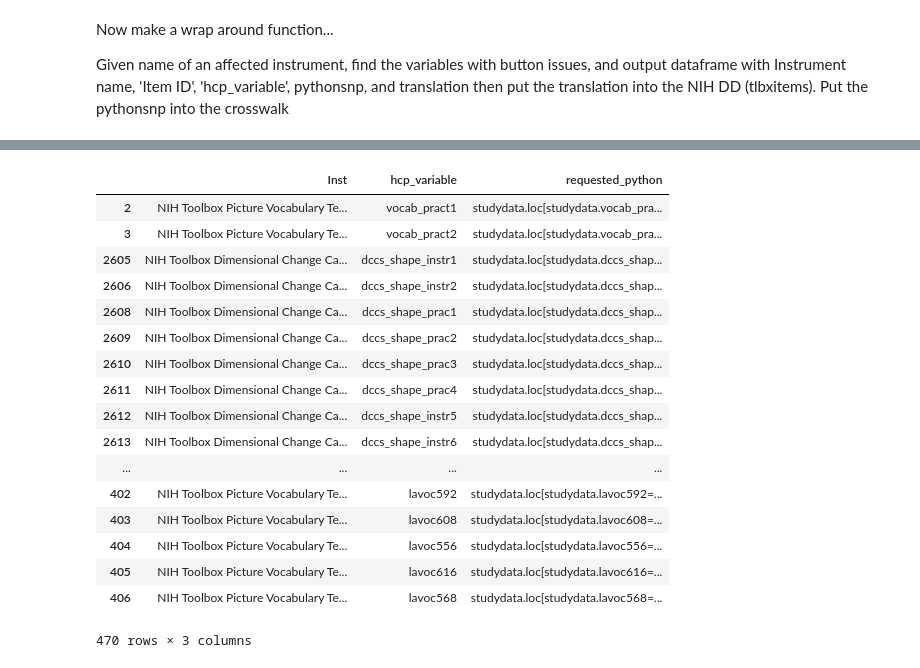
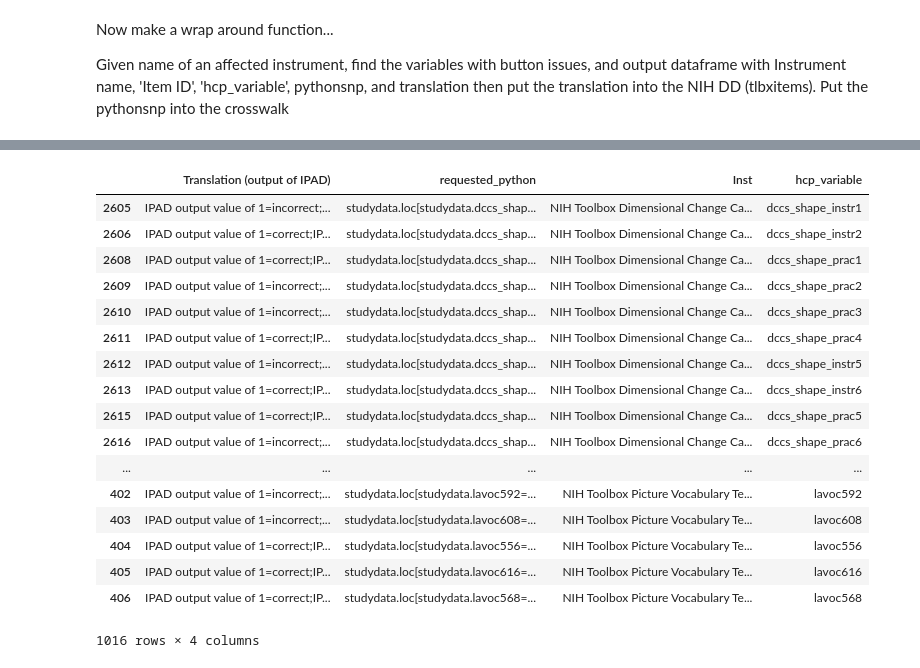
Before and after one commit to humanconnectome/NIHToolbox2NDA, a Jupyter notebook: BUTTONFIX_NIH_Toolbox_Data_Dictionary_2_Python.ipynb, the cells around one changed output, grey strips where cells are left out. Drawn from its saved outputs; the diff is of its cells as text; code cells hidden in the pictures.

Commit message:
revise logic of Botton fix so that never touch the faulty NIH Toolbox data dictionary...only add translations and python codes to current crosswalk

```diff
--- a/BUTTONFIX_NIH_Toolbox_Data_Dictionary_2_Python.ipynb
+++ b/BUTTONFIX_NIH_Toolbox_Data_Dictionary_2_Python.ipynb
@@ -40,8 +40,10 @@ from pandas import ExcelFile
 #anyone know how to read this directly from the nihtoolbox desk?
 #readfromNIH='https://nihtoolbox.desk.com/customer/portal/kb_article_attachments/144125/original.xlsx?1562788410'
 #in the meantime, read from a downloaded copy (replace the paths below with your own locations):
+#note that this version of the Data Dictionary is not LIVE any more...they are probably fixing it. Hopefully they will not
+#change the format
 fpath_downloadedNIH='/home/petra/UbWinSharedSpace1/ccf-nda-behavioral/PycharmToolbox/Ipad2NDA_withCrosswalk/NIHToolbox2NDA/'
-fname='NIH_Toolbox_IPAD_DataDictionary041119_Edited_070919_interpretted.xlsx'
+fname='NIH_Toolbox_IPAD_DataDictionary041119_Edited_(7-9-19).xlsx'
 fstring=fpath_downloadedNIH+fname
 # %%
 #read crosswalkfile (dont assume that all of the NIH Toolbox DD vars are complete - that code down stream of this in
@@ -92,3 +94,8 @@ Name: Item ID, dtype: object
 tlbxitems['Item ID'].shape
 # %% [output]
 (4778,)
+# %%
+#remove indentical duplications from the data dictionary
+#vast majority of duplications for variable type 'information' but NOT ALL.
+tlbxitems=tlbxitems.drop_duplicates(subset=None, keep='first', inplace=False).copy()
+tlbxitems.shape
@@ -221,6 +229,7 @@ then put the translation into the NIH DD (tlbxitems).  Put the pythonsnp into th
 # %%
 #inst=insts_w_buttons_issues[2]
 #print(inst)
+buttoncodes=pd.DataFrame()
 for inst in insts_w_buttons_issues:
     ddsub=tlbxitems.loc[tlbxitems['Instrument Title']==inst].copy()
     if ddsub.empty:
@@ -231,10 +240,8 @@ for inst in insts_w_buttons_issues:
         #remember that the output of the buttoncorrectfunction is a tuple
         #so the [2] below is where we grab the specific output of the function want and put it into the column of interest
         #similarly, the [1] below is where we grab the python code
-        ddsub_buttons['New Translation (output of IPAD)']=ddsub_buttons.apply(lambda x: buttoncorrect(instrument=inst,variable=x['hcp_variable'])[2],axis=1)
-        ##ddsub_buttons['requested_python']=ddsub_buttons.apply(lambda x: buttoncorrect(instrument=inst,variable=x['hcp_variable'])[1],axis=1)
-        tlbxitemstest=pd.merge(tlbxitems,
-            ddsub_buttons,on=['Instrument Title','Item ID','Responses','hcp_variable'],how='left')
-        tlbxitemstest.loc[tlbxitemstest['Translation (output of IPAD)'].isnull()==True,'Translation (output of IPAD)']=tlbxitemstest['New Translation (output of IPAD)']
-        tlbxitems=tlbxitemstest.drop(columns='New Translation (output of IPAD)').copy()
+        ddsub_buttons['Translation (output of IPAD)']=ddsub_buttons.apply(lambda x: buttoncorrect(instrument=inst,variable=x['hcp_variable'])[2],axis=1)
+        ddsub_buttons['requested_python']=ddsub_buttons.apply(lambda x: buttoncorrect(instrument=inst,variable=x['hcp_variable'])[1],axis=1)
+        ddsub_buttons=ddsub_buttons[['Translation (output of IPAD)','requested_python','Instrument Title','hcp_variable']]
+        buttoncodes=pd.concat([buttoncodes,ddsub_buttons],axis=0)
 # %% [output]
@@ -289,36 +250,22 @@ tlbxitems.to_csv(fstring,index=False)
-# %%
-#now update the crosswalk with python snppits
-#similar loop as before only this type we're updating crosswalk
-#inst=insts_w_buttons_issues[2]
-allbuttons=pd.DataFrame()
-for inst in insts_w_buttons_issues :
-    #subset to instrument
-    ddsub=tlbxitems.loc[tlbxitems['Instrument Title']==inst].copy()
-    #find the items that have responsese indicating button logic
-    ddsub_buttons=ddsub.loc[ddsub.Responses.str.contains('1=')==True,['Instrument Title','Item ID','Responses','hcp_variable']]
-    #apply the button logic function
-    ddsub_buttons['requested_python']=ddsub_buttons.apply(lambda x: buttoncorrect(instrument=inst,variable=x['hcp_variable'])[1],axis=1)
-    #subset the output you want for merging with the crosswalk
-    ddsub_buttons=ddsub_buttons[['Instrument Title','hcp_variable','requested_python']].rename(columns={'Instrument Title':'Inst'}).copy()
-    allbuttons=pd.concat([allbuttons,ddsub_buttons],axis=0)
-
-allbuttons
-# %% [output]
-|  | Inst | hcp_variable | requested_python |
-| 2 | NIH Toolbox Picture Vocabulary Te... | vocab_pract1 | studydata.loc[studydata.vocab_pra... |
-| 3 | NIH Toolbox Picture Vocabulary Te... | vocab_pract2 | studydata.loc[studydata.vocab_pra... |
-| 2605 | NIH Toolbox Dimensional Change Ca... | dccs_shape_instr1 | studydata.loc[studydata.dccs_shap... |
-| 2606 | NIH Toolbox Dimensional Change Ca... | dccs_shape_instr2 | studydata.loc[studydata.dccs_shap... |
-| 2608 | NIH Toolbox Dimensional Change Ca... | dccs_shape_prac1 | studydata.loc[studydata.dccs_shap... |
-| 2609 | NIH Toolbox Dimensional Change Ca... | dccs_shape_prac2 | studydata.loc[studydata.dccs_shap... |
-| 2610 | NIH Toolbox Dimensional Change Ca... | dccs_shape_prac3 | studydata.loc[studydata.dccs_shap... |
-| 2611 | NIH Toolbox Dimensional Change Ca... | dccs_shape_prac4 | studydata.loc[studydata.dccs_shap... |
-| 2612 | NIH Toolbox Dimensional Change Ca... | dccs_shape_instr5 | studydata.loc[studydata.dccs_shap... |
-| 2613 | NIH Toolbox Dimensional Change Ca... | dccs_shape_instr6 | studydata.loc[studydata.dccs_shap... |
-| ... | ... | ... | ... |
-| 402 | NIH Toolbox Picture Vocabulary Te... | lavoc592 | studydata.loc[studydata.lavoc592=... |
-| 403 | NIH Toolbox Picture Vocabulary Te... | lavoc608 | studydata.loc[studydata.lavoc608=... |
-| 404 | NIH Toolbox Picture Vocabulary Te... | lavoc556 | studydata.loc[studydata.lavoc556=... |
-| 405 | NIH Toolbox Picture Vocabulary Te... | lavoc616 | studydata.loc[studydata.lavoc616=... |
-| 406 | NIH Toolbox Picture Vocabulary Te... | lavoc568 | studydata.loc[studydata.lavoc568=... |
-470 rows × 3 columns
+# %%
+buttoncodes=buttoncodes.rename(columns={'Instrument Title':'Inst'})
+buttoncodes
+# %% [output]
+|  | Translation (output of IPAD) | requested_python | Inst | hcp_variable |
+| 2605 | IPAD output value of 1=incorrect;... | studydata.loc[studydata.dccs_shap... | NIH Toolbox Dimensional Change Ca... | dccs_shape_instr1 |
+| 2606 | IPAD output value of 1=correct;IP... | studydata.loc[studydata.dccs_shap... | NIH Toolbox Dimensional Change Ca... | dccs_shape_instr2 |
+| 2608 | IPAD output value of 1=correct;IP... | studydata.loc[studydata.dccs_shap... | NIH Toolbox Dimensional Change Ca... | dccs_shape_prac1 |
+| 2609 | IPAD output value of 1=incorrect;... | studydata.loc[studydata.dccs_shap... | NIH Toolbox Dimensional Change Ca... | dccs_shape_prac2 |
+| 2610 | IPAD output value of 1=incorrect;... | studydata.loc[studydata.dccs_shap... | NIH Toolbox Dimensional Change Ca... | dccs_shape_prac3 |
+| 2611 | IPAD output value of 1=correct;IP... | studydata.loc[studydata.dccs_shap... | NIH Toolbox Dimensional Change Ca... | dccs_shape_prac4 |
+| 2612 | IPAD output value of 1=incorrect;... | studydata.loc[studydata.dccs_shap... | NIH Toolbox Dimensional Change Ca... | dccs_shape_instr5 |
+| 2613 | IPAD output value of 1=correct;IP... | studydata.loc[studydata.dccs_shap... | NIH Toolbox Dimensional Change Ca... | dccs_shape_instr6 |
+| 2615 | IPAD output value of 1=correct;IP... | studydata.loc[studydata.dccs_shap... | NIH Toolbox Dimensional Change Ca... | dccs_shape_prac5 |
+| 2616 | IPAD output value of 1=incorrect;... | studydata.loc[studydata.dccs_shap... | NIH Toolbox Dimensional Change Ca... | dccs_shape_prac6 |
+| ... | ... | ... | ... | ... |
+| 402 | IPAD output value of 1=incorrect;... | studydata.loc[studydata.lavoc592=... | NIH Toolbox Picture Vocabulary Te... | lavoc592 |
+| 403 | IPAD output value of 1=incorrect;... | studydata.loc[studydata.lavoc608=... | NIH Toolbox Picture Vocabulary Te... | lavoc608 |
+| 404 | IPAD output value of 1=correct;IP... | studydata.loc[studydata.lavoc556=... | NIH Toolbox Picture Vocabulary Te... | lavoc556 |
+| 405 | IPAD output value of 1=correct;IP... | studydata.loc[studydata.lavoc616=... | NIH Toolbox Picture Vocabulary Te... | lavoc616 |
+| 406 | IPAD output value of 1=correct;IP... | studydata.loc[studydata.lavoc568=... | NIH Toolbox Picture Vocabulary Te... | lavoc568 |
+1016 rows × 4 columns
```
Also changed, not shown: parts of 13 cells of this notebook, 1 other file.
